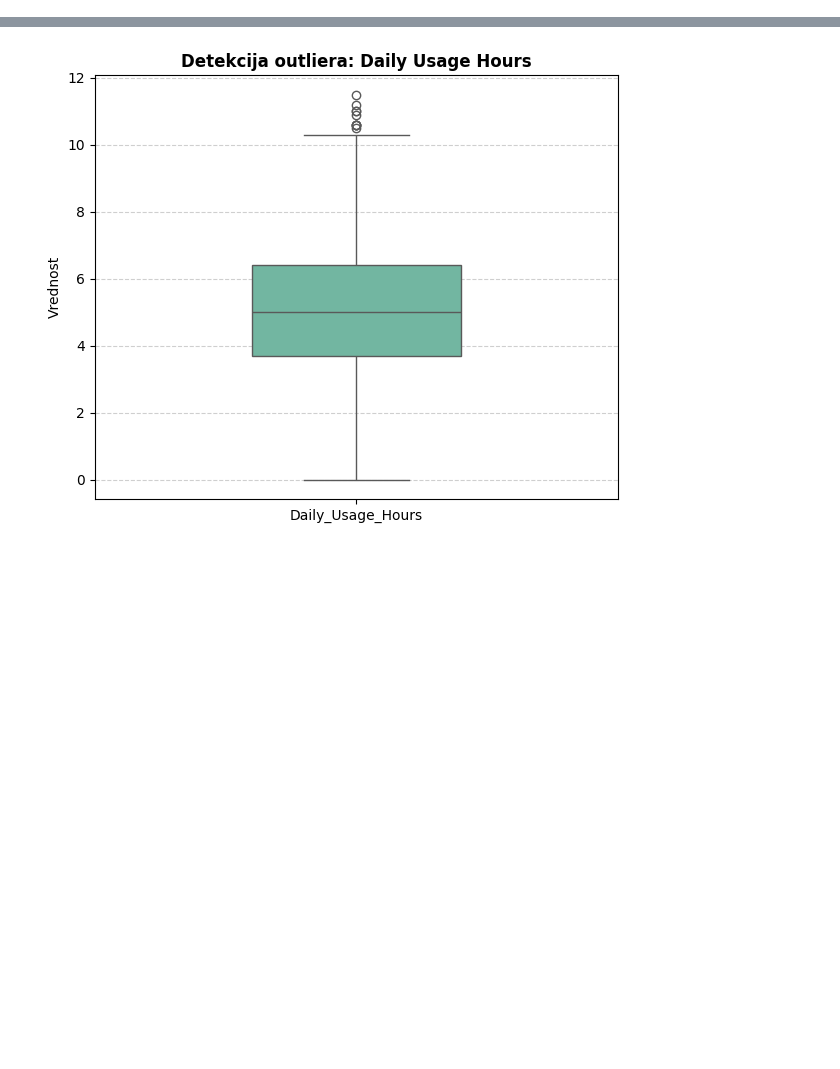
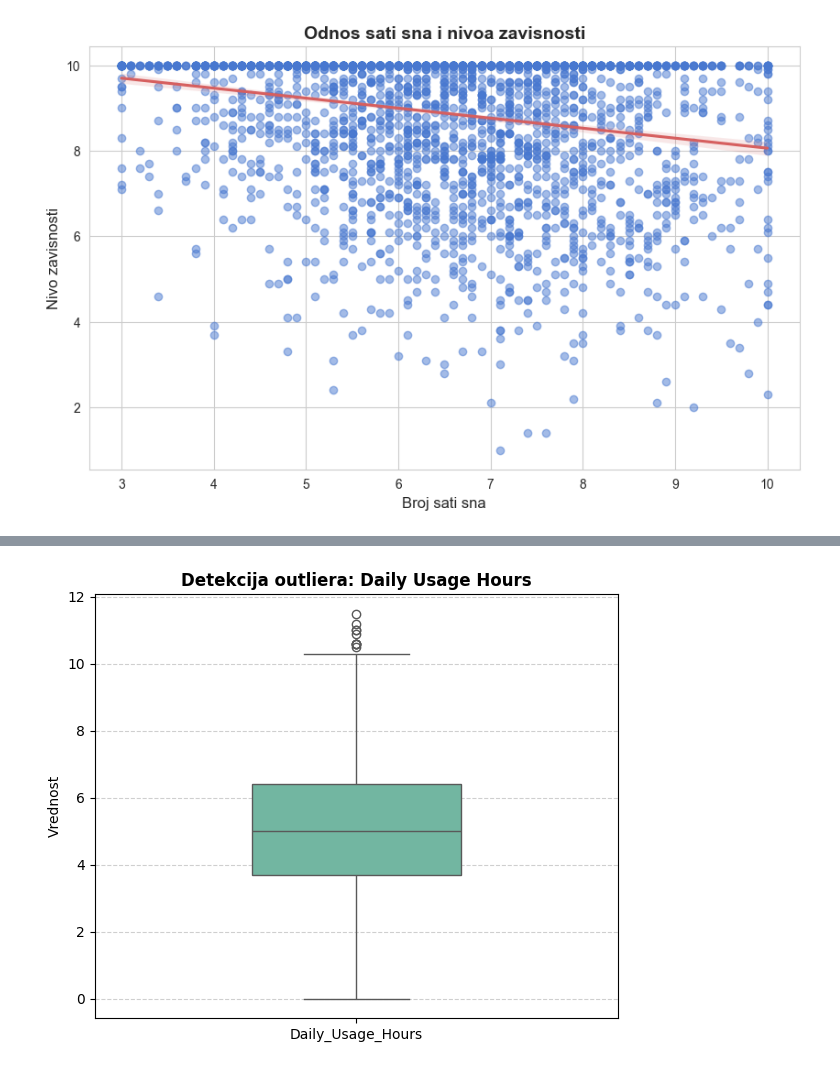
Before and after one commit to djukic002/siap-projekat, a Jupyter notebook: eda.ipynb, the cells around one changed output, grey strips where cells are left out. Cells and saved outputs as stored; diff of their text form; code cells hidden in the pictures; blank space fills up the shorter version.

```diff
--- a/eda.ipynb
+++ b/eda.ipynb
@@ -151,0 +112,14 @@ plt.show()
+# %%
+plt.figure(figsize=(10, 6))
+
+sns.regplot(data=df, x='Sleep_Hours', y='Addiction_Level',
+            scatter_kws={'alpha':0.5, 'color':'#4878d0'},
+            line_kws={'color':'#d65f5f'})
+
+plt.title('Odnos sati sna i nivoa zavisnosti', fontsize=14, fontweight='bold')
+plt.xlabel('Broj sati sna', fontsize=12)
+plt.ylabel('Nivo zavisnosti', fontsize=12)
+
+plt.show()
+# %% [output]
+[figure, added]
```
Also changed, not shown: parts of 44 cells of this notebook, 1 other file.
